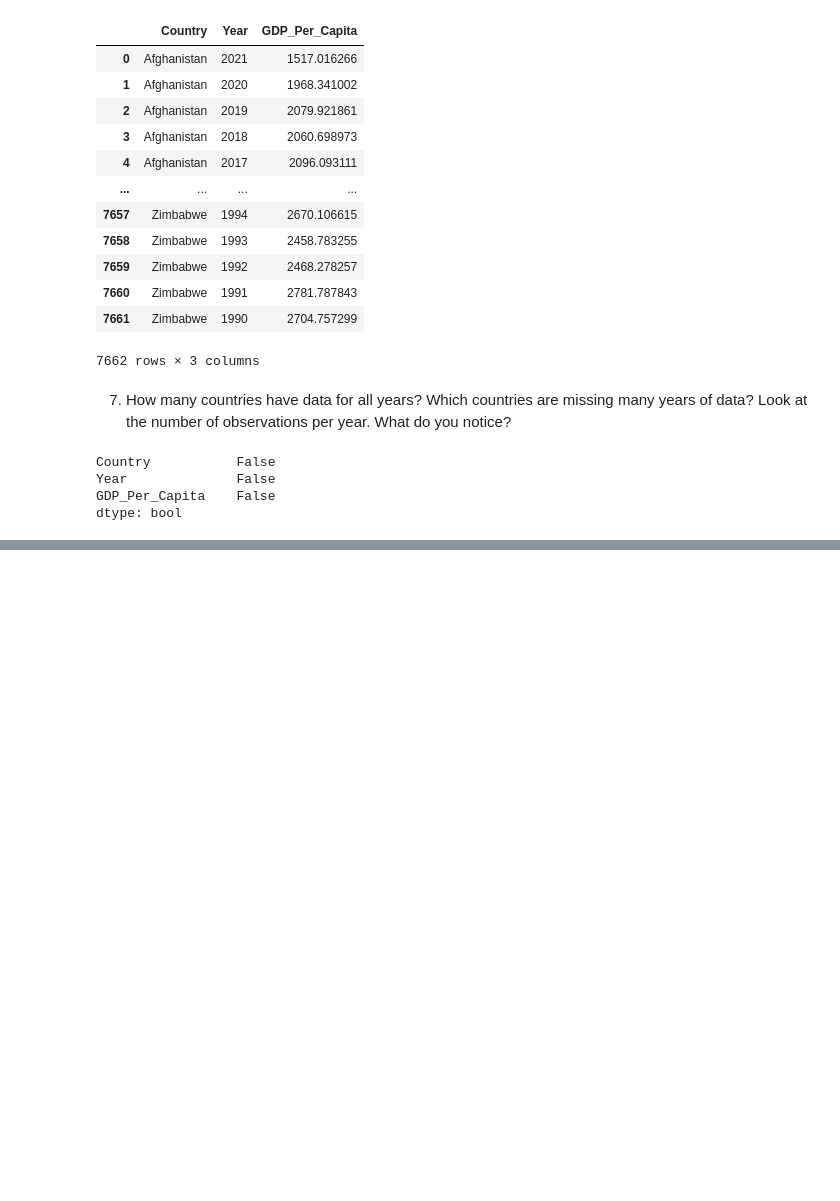
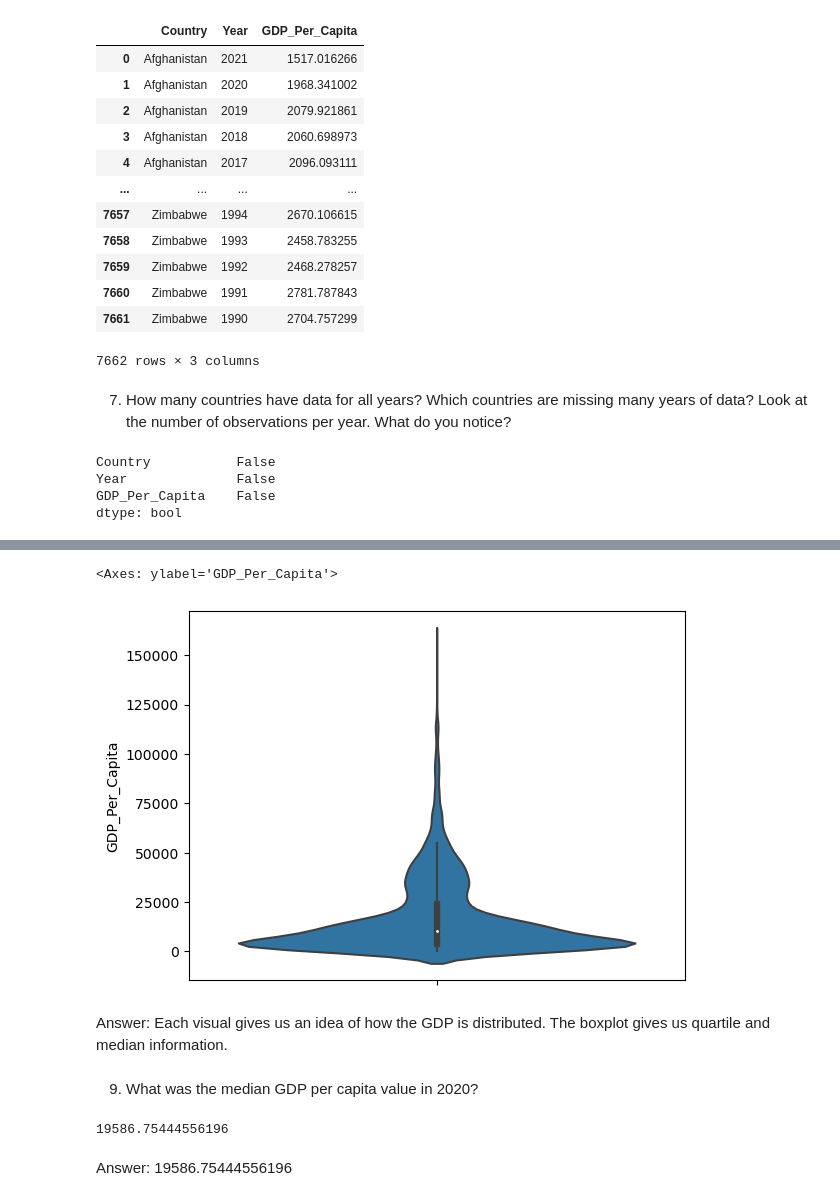
Before and after one commit to NSS-Data-Analytics-Cohort-10/gdp-and-internet-usage-rushichokshi, a Jupyter notebook: notebooks/un_notebook.ipynb, the cells around one changed output, grey strips where cells are left out. Drawn from its saved outputs; the diff is of its cells as text; code cells hidden in the pictures; blank space fills up the shorter version.

```diff
--- a/notebooks/un_notebook.ipynb
+++ b/notebooks/un_notebook.ipynb
@@ -229,0 +237,15 @@ sns.kdeplot(gdp_df["GDP_Per_Capita"])
+# %%
+sns.violinplot(y=gdp_df["GDP_Per_Capita"])
+# %% [output]
+<Axes: ylabel='GDP_Per_Capita'>
+[figure, added]
+# %% [markdown]
+Answer: Each visual gives us an idea of how the GDP is distributed. The boxplot gives us quartile and median information.
+# %% [markdown]
+9. What was the median GDP per capita value in 2020?
+# %%
+gdp_df[gdp_df["Year"]==2020]["GDP_Per_Capita"].mean()
+# %% [output]
+19586.75444556196
+# %% [markdown]
+Answer: 19586.75444556196
```
Also changed, not shown: parts of 42 cells of this notebook.
